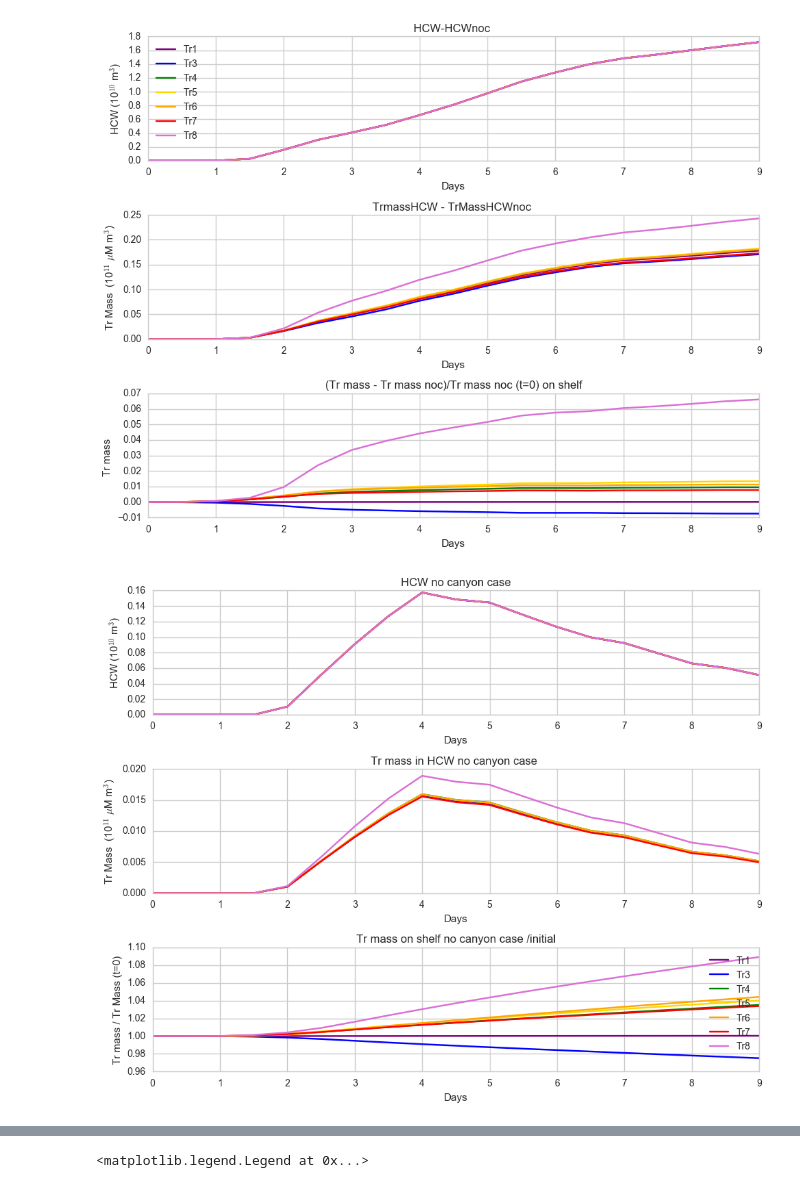
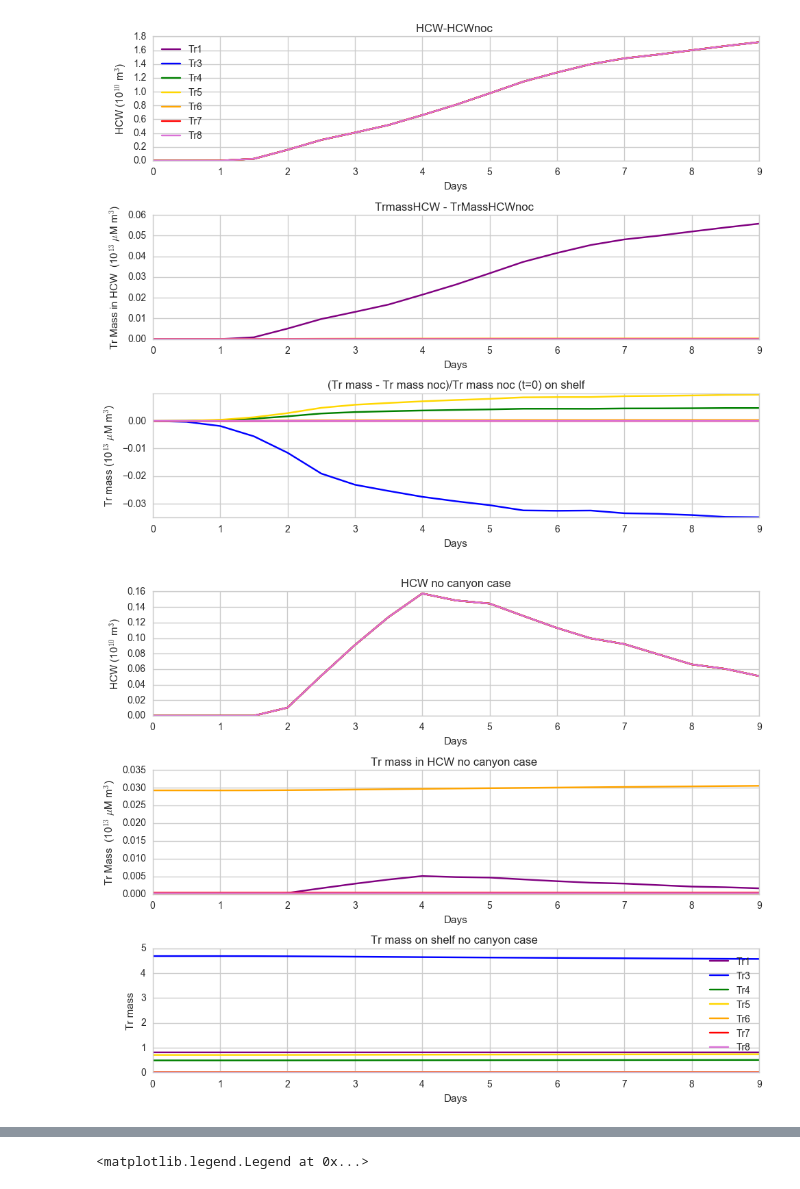
Before and after one commit to UBC-MOAD/outputanalysisnotebooks, a Jupyter notebook: NutrientProfiles/Parabolic/HCW_and_TracerMassOnShelf_BARKLEY.ipynb, the cells around one changed output, grey strips where cells are left out. Drawn from its saved outputs; the diff is of its cells as text; code cells hidden in the pictures.

```diff
--- a/NutrientProfiles/Parabolic/HCW_and_TracerMassOnShelf_BARKLEY.ipynb
+++ b/NutrientProfiles/Parabolic/HCW_and_TracerMassOnShelf_BARKLEY.ipynb
@@ -48,9 +48,14 @@ fig,ax = plt.subplots(3,1,figsize=(10,8))
 
 for HCW, TrMass, TotTrMass,lab, col in zip(HCW_list,Mass_list,TotMass_list,labels,colours):
 
-     ax[0].plot(np.arange(0,19,1)/2.0,(dfLWR[HCW])/1E10,color=col,label=lab)
-     ax[1].plot(np.arange(0,19,1)/2.0,(dfLWR[TrMass])/1E13,color=col,label=lab)
-     ax[2].plot(np.arange(0,19,1)/2.0,(dfLWR[TotTrMass])/1E13,color=col,label=lab)
+    if lab=='Tr7' or lab=='Tr8':
+        ax[0].plot(np.arange(0,19,1)/2.0,(dfLWR[HCW])/1E10,color=col,label=lab)
+        ax[1].plot(np.arange(0,19,1)/2.0,(dfLWR[TrMass])/1E16,color=col,label=lab)
+        ax[2].plot(np.arange(0,19,1)/2.0,(dfLWR[TotTrMass])/1E16,color=col,label=lab)
+    else:
+        ax[0].plot(np.arange(0,19,1)/2.0,(dfLWR[HCW])/1E10,color=col,label=lab)
+        ax[1].plot(np.arange(0,19,1)/2.0,(dfLWR[TrMass])/1E13,color=col,label=lab)
+        ax[2].plot(np.arange(0,19,1)/2.0,(dfLWR[TotTrMass])/1E13,color=col,label=lab)
 
 
 ax[0].set_ylabel('HCW (10$^{10}$ m$^3$)')
@@ -76,14 +81,18 @@ fig,ax = plt.subplots(3,1,figsize=(10,8))
 
 for HCW, TrMass, TotTrMass,lab, col in zip(HCW_list,Mass_list,TotMass_list,labels,colours):
 
-     ax[0].plot(np.arange(0,19,1)/2.0,(dfLWR[HCW]-dfLWRnoc[HCW])/1E10,color=col,label=lab)
-     ax[1].plot(np.arange(0,19,1)/2.0,(dfLWR[TrMass]-dfLWRnoc[TrMass][0])/1E11,color=col,label=lab)
-     ax[2].plot(np.arange(0,19,1)/2.0,(dfLWR[TotTrMass]-dfLWRnoc[TotTrMass])/dfLWR[TotTrMass][0],color=col,label=lab)
-
+    if lab=='Tr7' or lab=='Tr8':
+        ax[0].plot(np.arange(0,19,1)/2.0,(dfLWR[HCW]-dfLWRnoc[HCW])/1E10,color=col,label=lab)
+        ax[1].plot(np.arange(0,19,1)/2.0,(dfLWR[TrMass]-dfLWRnoc[TrMass])/1E16,color=col,label=lab)
+        ax[2].plot(np.arange(0,19,1)/2.0,(dfLWR[TotTrMass]-dfLWRnoc[TotTrMass])/1E16,color=col,label=lab)
+    else:
+        ax[0].plot(np.arange(0,19,1)/2.0,(dfLWR[HCW]-dfLWRnoc[HCW])/1E10,color=col,label=lab)
+        ax[1].plot(np.arange(0,19,1)/2.0,(dfLWR[TrMass]-dfLWRnoc[TrMass])/1E13,color=col,label=lab)
+        ax[2].plot(np.arange(0,19,1)/2.0,(dfLWR[TotTrMass]-dfLWRnoc[TotTrMass])/1E13,color=col,label=lab)
 
 ax[0].set_ylabel('HCW (10$^{10}$ m$^3$)')
-ax[1].set_ylabel('Tr Mass  (10$^{11}$ $\mu$M m$^3$)')
-ax[2].set_ylabel('Tr mass ')
+ax[1].set_ylabel('Tr Mass in HCW  (10$^{13}$ $\mu$M m$^3$)')
+ax[2].set_ylabel('Tr mass (10$^{13}$ $\mu$M m$^3$)')
 
 ax[0].set_xlabel('Days')
 ax[0].set_title('HCW-HCWnoc ')
@@ -98,46 +107,50 @@ ax[2].set_title('(Tr mass - Tr mass noc)/Tr mass noc (t=0) on shelf')
 ax[0].legend(loc=2)
 plt.tight_layout()
 # %% [output]
-[figure, old version]
+[figure, new version]
 # %%
 HCW_list = ['HCW01','HCW03','HCW04','HCW05','HCW06','HCW07','HCW08']
 Mass_list = ['TrMassHCW01','TrMassHCW03','TrMassHCW04',
              'TrMassHCW05','TrMassHCW06','TrMassHCW07','TrMassHCW08']
 TotMass_list = ['TotTrMass01','TotTrMass03','TotTrMass04',
              'TotTrMass05','TotTrMass06','TotTrMass07','TotTrMass08']
 
 labels = ['Tr1','Tr3','Tr4','Tr5','Tr6','Tr7','Tr8']
 
 colours = ['purple','blue','green','gold','orange','red','orchid']
 
 
 fig,ax = plt.subplots(3,1,figsize=(10,8))
 
 for HCW, TrMass, TotTrMass,lab, col in zip(HCW_list,Mass_list,TotMass_list,labels,colours):
-
-     ax[0].plot(np.arange(0,19,1)/2.0,(dfLWRnoc[HCW])/1E10,color=col,label=lab)
-     ax[1].plot(np.arange(0,19,1)/2.0,(dfLWRnoc[TrMass])/1E11,color=col,label=lab)
-     ax[2].plot(np.arange(0,19,1)/2.0,(dfLWRnoc[TotTrMass])/dfLWRnoc[TotTrMass][0],color=col,label=lab)
+    if lab=='Tr7' or lab=='Tr8':
+        ax[0].plot(np.arange(0,19,1)/2.0,(dfLWRnoc[HCW])/1E10,color=col,label=lab)
+        ax[1].plot(np.arange(0,19,1)/2.0,(dfLWRnoc[TrMass])/1E16,color=col,label=lab)
+        ax[2].plot(np.arange(0,19,1)/2.0,(dfLWRnoc[TotTrMass])/1E16,color=col,label=lab)
+    else:
+        ax[0].plot(np.arange(0,19,1)/2.0,(dfLWRnoc[HCW])/1E10,color=col,label=lab)
+        ax[1].plot(np.arange(0,19,1)/2.0,(dfLWRnoc[TrMass])/1E13,color=col,label=lab)
+        ax[2].plot(np.arange(0,19,1)/2.0,(dfLWRnoc[TotTrMass])/1E13,color=col,label=lab)
 
 
 ax[0].set_ylabel('HCW (10$^{10}$ m$^3$)')
-ax[1].set_ylabel('Tr Mass  (10$^{11}$ $\mu$M m$^3$)')
-ax[2].set_ylabel('Tr mass / Tr Mass (t=0)')
+ax[1].set_ylabel('Tr Mass  (10$^{13}$ $\mu$M m$^3$)')
+ax[2].set_ylabel('Tr mass')
 
 ax[0].set_xlabel('Days')
 ax[0].set_title('HCW no canyon case')
 
 ax[1].set_xlabel('Days')
 ax[1].set_title('Tr mass in HCW no canyon case ')
 
 ax[2].set_xlabel('Days')
-ax[2].set_title('Tr mass on shelf no canyon case /initial')
+ax[2].set_title('Tr mass on shelf no canyon case ')
 
 
 ax[2].legend(loc=0)
 plt.tight_layout()
 # %% [output]
-[figure, old version]
+[figure, new version]
 # %%
 Z = 20 # m, made up but constant for all tracers
 
```
Also changed, not shown: parts of 6 cells of this notebook, 9 other files.
